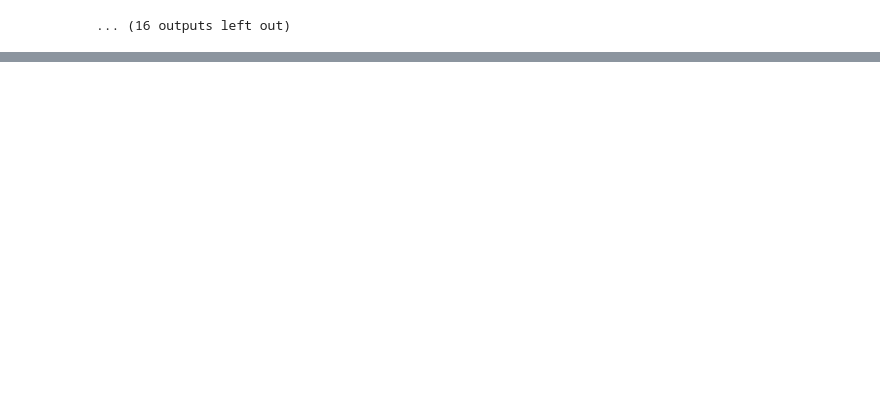
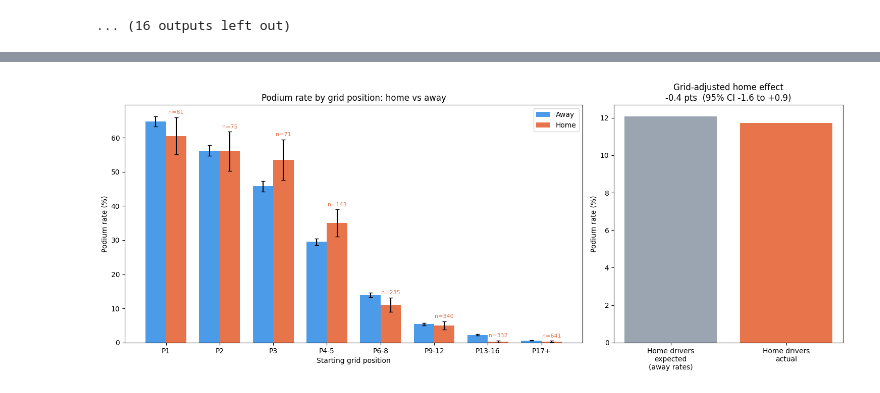
Before and after one commit to EchoKnights/CSEN903-Project, a Jupyter notebook: acl-milestone.ipynb, the cells around one changed output, grey strips where cells are left out. Saved outputs shown, nothing was run; the diff lists cells and outputs as text; code cells hidden in the pictures; blank space fills up the shorter version.

```diff
--- a/acl-milestone.ipynb
+++ b/acl-milestone.ipynb
@@ -1271,0 +991,82 @@ plt.show()
+# %%
+d = home_data.copy()
+d = d[d['grid'] >= 1]                                  # drop pit-lane starts (grid == 0)
+d['home']   = d['driver_country'] == d['country']
+d['podium'] = d['positionOrder'] <= 3
+
+bins   = [0, 1, 2, 3, 5, 8, 12, 16, 40]
+labels = ['P1', 'P2', 'P3', 'P4-5', 'P6-8', 'P9-12', 'P13-16', 'P17+']
+d['grid_bin'] = pd.cut(d['grid'], bins=bins, labels=labels)
+
+# podium rate per grid bin, split by home/away
+g = (d.groupby(['grid_bin', 'home'], observed=True)['podium']
+       .agg(rate='mean', k='sum', n='size')
+       .unstack('home'))
+
+# standard error for error bars
+def se(rate, n): return np.sqrt(rate * (1 - rate) / n)
+
+# grid-adjusted effect: actual home podium rate vs the rate home drivers
+# would have had if they converted like away drivers from the same grid bin
+def adjusted_effect(data):
+    t = data.groupby(['grid_bin', 'home'], observed=True)['podium'].agg(['mean', 'size']).unstack('home')
+    t = t.dropna()
+    w = t[('size', True)]
+    expected = (t[('mean', False)] * w).sum() / w.sum()
+    actual   = (t[('mean', True)]  * w).sum() / w.sum()
+    return actual, expected
+
+actual, expected = adjusted_effect(d)
+
+# bootstrap CI for (actual - expected)
+rng = np.random.default_rng(0)
+boots = []
+for _ in range(500):
+    s = d.sample(len(d), replace=True, random_state=int(rng.integers(1e9)))
+    a, e = adjusted_effect(s)
+    boots.append(a - e)
+lo, hi = np.percentile(boots, [2.5, 97.5])
+
+# ---- plot ----
+fig, (ax1, ax2) = plt.subplots(1, 2, figsize=(15, 6), gridspec_kw={'width_ratios': [2, 1]})
+
+x = np.arange(len(g))
+wd = 0.38
+away_rate, home_rate = g[('rate', False)] * 100, g[('rate', True)] * 100
+away_err = se(g[('rate', False)], g[('n', False)]) * 100
+home_err = se(g[('rate', True)],  g[('n', True)])  * 100
+
+ax1.bar(x - wd/2, away_rate, wd, yerr=away_err, color='#4c9be8', label='Away', capsize=3)
+ax1.bar(x + wd/2, home_rate, wd, yerr=home_err, color='#e8744c', label='Home', capsize=3)
+for i, (_, r) in enumerate(g.iterrows()):
+    ax1.text(i + wd/2, home_rate.iloc[i] + home_err.iloc[i] + 1, f"n={int(r[('n', True)])}",
+             ha='center', fontsize=8, color='#e8744c')
+ax1.set_xticks(x)
+ax1.set_xticklabels(g.index)
+ax1.set_xlabel('Starting grid position')
+ax1.set_ylabel('Podium rate (%)')
+ax1.set_title('Podium rate by grid position: home vs away')
+ax1.legend()
+
+ax2.bar(['Home drivers\nexpected\n(away rates)', 'Home drivers\nactual'],
+        [expected * 100, actual * 100], color=['#9aa5b1', '#e8744c'])
+ax2.set_ylabel('Podium rate (%)')
+ax2.set_title(f'Grid-adjusted home effect\n{(actual-expected)*100:+.1f} pts  (95% CI {lo*100:+.1f} to {hi*100:+.1f})')
+
+plt.tight_layout()
+plt.show()
+
+modern = d[d['year'] >= 1994]
+actual_modern, expected_modern = adjusted_effect(modern)
+print(f'All seasons: home actual {actual:.3f}, expected {expected:.3f}, effect {(actual - expected) * 100:+.1f} pts '
+      f'(95% CI {lo * 100:+.1f} to {hi * 100:+.1f}); home entries: {int(d["home"].sum())}')
+modern_boots = []
+for _ in range(500):
+    sample = modern.sample(len(modern), replace=True, random_state=int(rng.integers(1e9)))
+    a, e = adjusted_effect(sample)
+    modern_boots.append(a - e)
+m_lo, m_hi = np.percentile(modern_boots, [2.5, 97.5])
+print(f'1994-2024 only: effect {(actual_modern - expected_modern) * 100:+.1f} pts '
+      f'(95% CI {m_lo * 100:+.1f} to {m_hi * 100:+.1f}); home entries: {int(modern["home"].sum())}')
+# %% [output]
+[figure, added]
```
Also changed, not shown: parts of 168 cells of this notebook.
